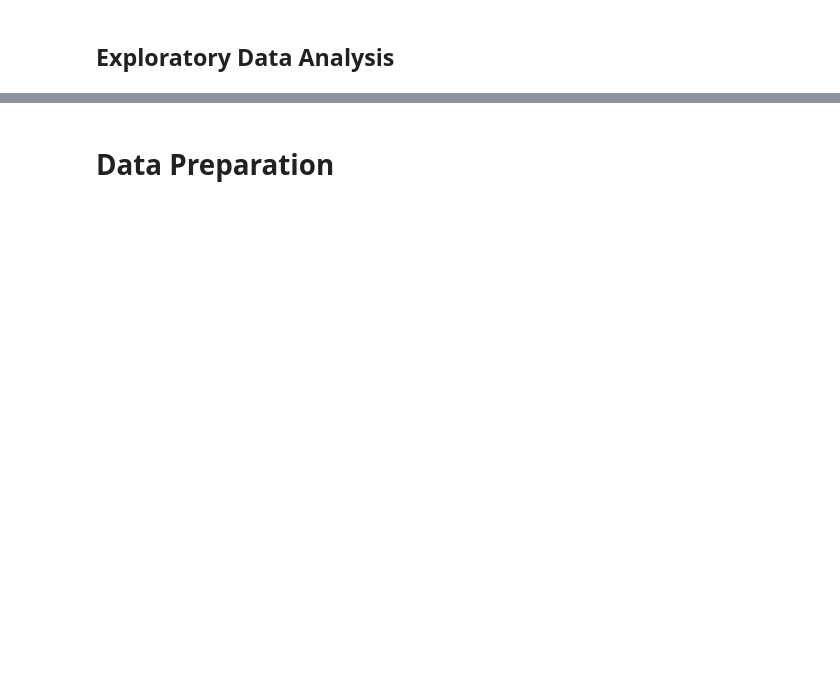
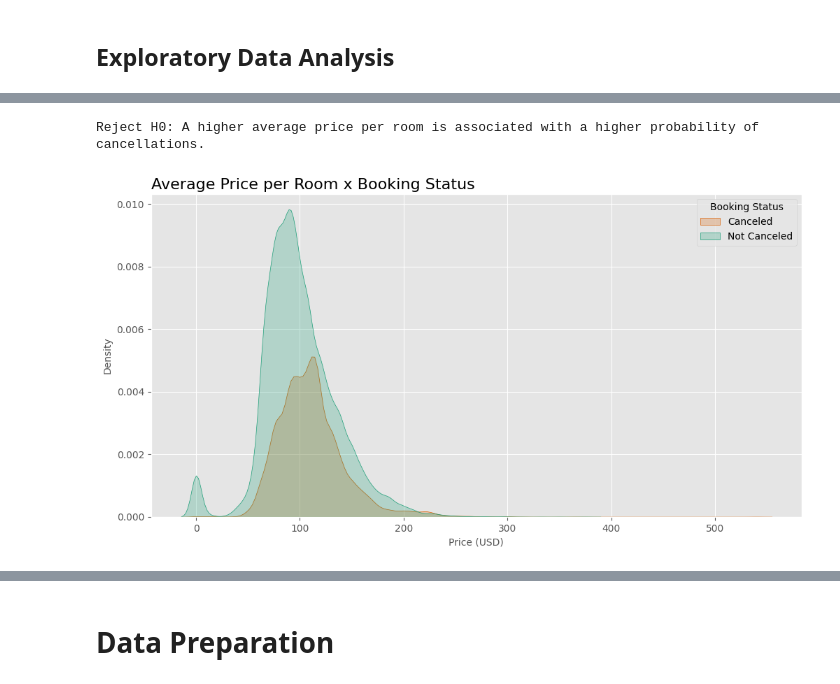
Before and after one commit to datalopes1/hotel_reservations, a Jupyter notebook: notebooks/Hotel Reservations Prediction.ipynb, the cells around one changed output, grey strips where cells are left out. Saved outputs shown, nothing was run; the diff lists cells and outputs as text; code cells hidden in the pictures; blank space fills up the shorter version.

```diff
--- a/notebooks/Hotel Reservations Prediction.ipynb
+++ b/notebooks/Hotel Reservations Prediction.ipynb
@@ -18,0 +237,25 @@
+# %%
+group_a = data[data['booking_status'] == 'Canceled']['avg_price_per_room']
+group_b = data[data['booking_status'] == 'Not_Canceled']['avg_price_per_room']
+
+_, p_value = mannwhitneyu(group_a, group_b, alternative = 'greater')
+
+alpha = 0.05
+
+if p_value < alpha:
+    print("Reject H0: A higher average price per room is associated with a higher probability of cancellations.")
+else:
+    print("We do not reject H0: The average price per room has no significant effect on the probability of cancellations.")
+# %% [output]
+Reject H0: A higher average price per room is associated with a higher probability of cancellations.
+# %%
+fig, ax = plt.subplots(figsize = (12, 6))
+
+sns.kdeplot(x = data['avg_price_per_room'], hue = data['booking_status'], fill = True)
+ax.set_title("Average Price per Room x Booking Status", fontsize = 16, pad = 5, loc = 'left')
+ax.set_xlabel("Price (USD)", fontsize = 10)
+ax.set_ylabel("Density", fontsize = 10)
+ax.legend(title = 'Booking Status', labels = ['Canceled', 'Not Canceled'])
+plt.show()
+# %% [output]
+[figure, added]
```
Also changed, not shown: parts of 72 cells of this notebook.
